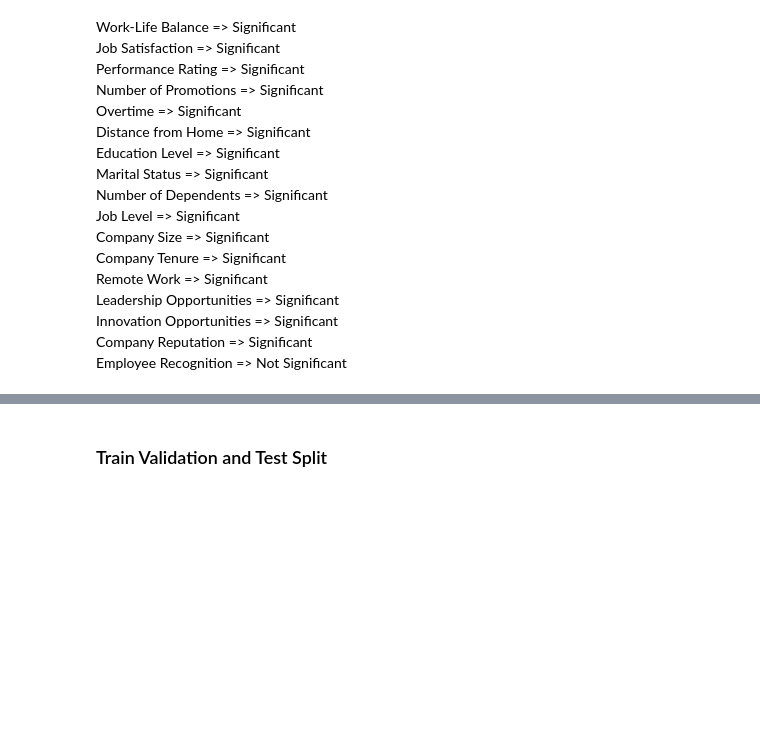
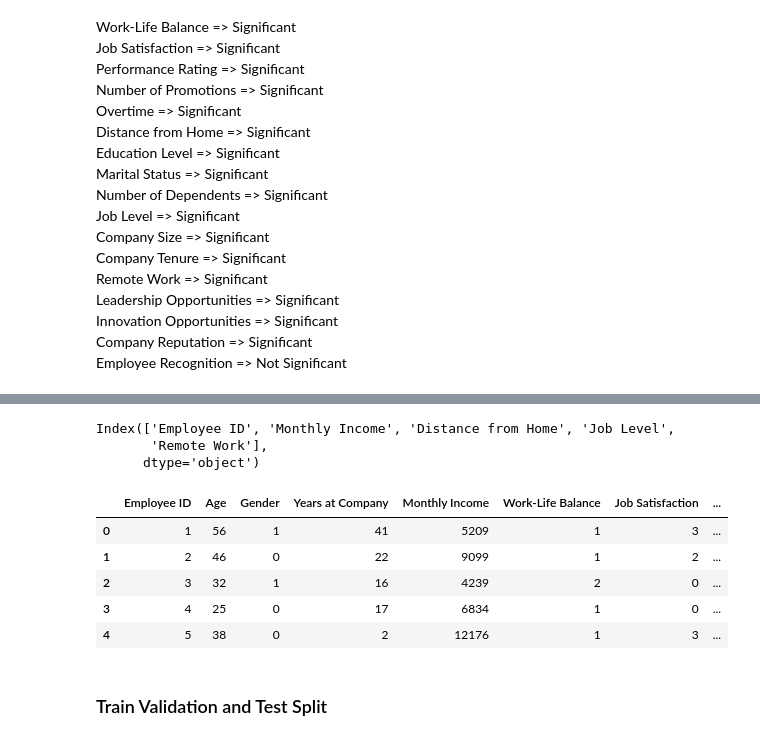
Before and after one commit to buddhathapa12/employment_attrition_analysis, a Jupyter notebook: employment_attrition.ipynb, the cells around one changed output, grey strips where cells are left out. Drawn from its saved outputs; the diff is of its cells as text; code cells hidden in the pictures; blank space fills up the shorter version.

```diff
--- a/employment_attrition.ipynb
+++ b/employment_attrition.ipynb
@@ -1042,0 +1063,8 @@ Chi-square test analysis:
+# %%
+from sklearn.preprocessing import LabelEncoder
+abc = []
+le = LabelEncoder()
+for col in employee_df.select_dtypes(include=['object', 'category']).columns:
+    employee_df[col] = le.fit_transform(employee_df[col])
+    category_mapping = dict(zip(le.classes_, le.transform(le.classes_)))
+    abc.append(category_mapping)
@@ -1042,0 +1092,22 @@ Chi-square test analysis:
+# %%
+from sklearn.feature_selection import SelectKBest
+from sklearn.feature_selection import chi2
+
+
+chi2_selector = SelectKBest(chi2, k=5)  # Select top 10 features
+X_new = chi2_selector.fit_transform(employee_df.drop(columns= ["Attrition"]), employee_df["Attrition"])
+selected_features = chi2_selector.get_support(indices=True)
+print(employee_df.columns[selected_features])
+# %% [output]
+Index(['Employee ID', 'Monthly Income', 'Distance from Home', 'Job Level',
+       'Remote Work'],
+      dtype='object')
+# %%
+employee_df.head()
+# %% [output]
+|  | Employee ID | Age | Gender | Years at Company | Monthly Income | Work-Life Balance | Job Satisfaction | ... |
+| 0 | 1 | 56 | 1 | 41 | 5209 | 1 | 3 | ... |
+| 1 | 2 | 46 | 0 | 22 | 9099 | 1 | 2 | ... |
+| 2 | 3 | 32 | 1 | 16 | 4239 | 2 | 0 | ... |
+| 3 | 4 | 25 | 0 | 17 | 6834 | 1 | 0 | ... |
+| 4 | 5 | 38 | 0 | 2 | 12176 | 1 | 3 | ... |
```
Also changed, not shown: parts of 13 cells of this notebook.
